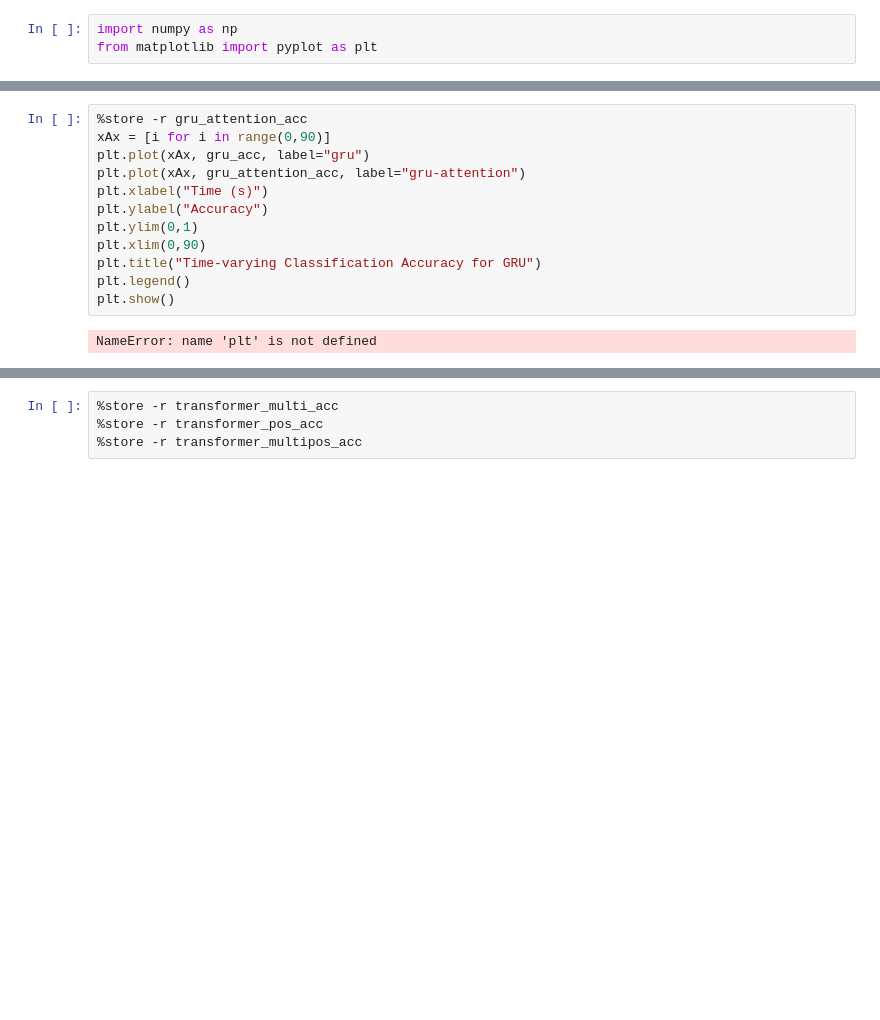
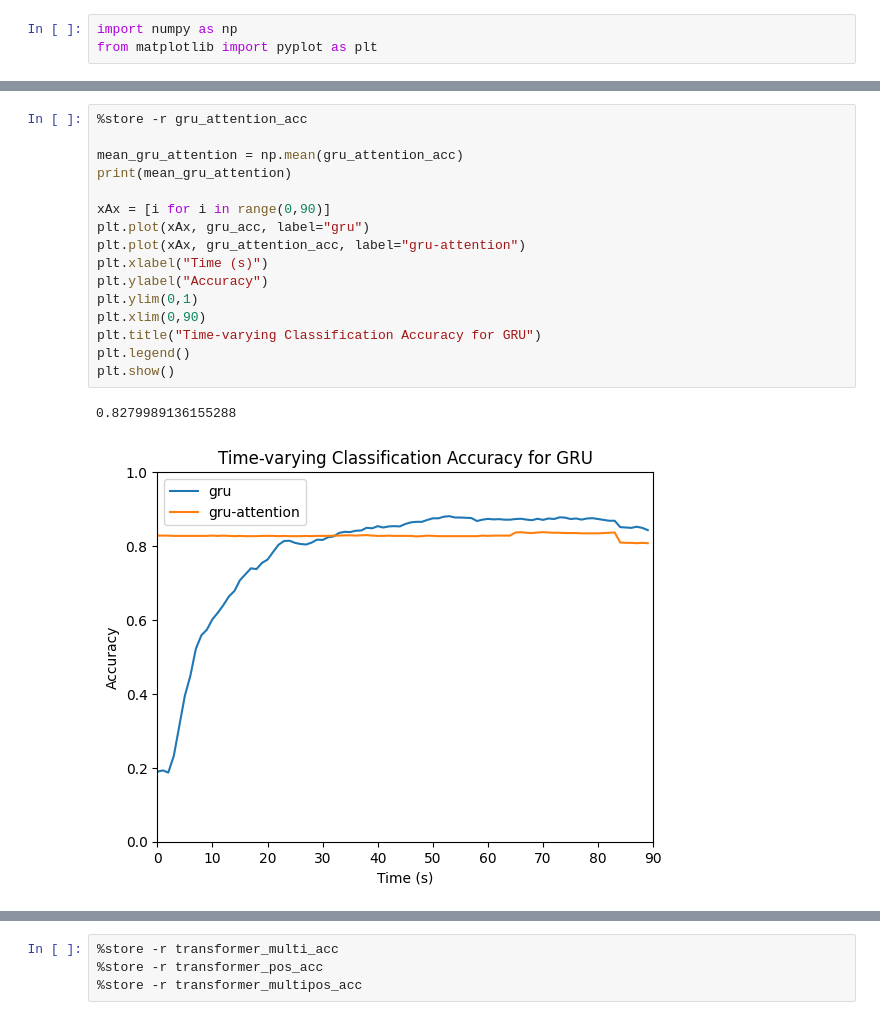
Before and after one commit to axgu/srp-lab-notebook, a Jupyter notebook: hcp_data/figures.ipynb, the cells around one changed output, grey strips where cells are left out. Cells and saved outputs as stored; diff of their text form; blank space fills up the shorter version.

```diff
--- a/hcp_data/figures.ipynb
+++ b/hcp_data/figures.ipynb
@@ -28,16 +44,21 @@ plt.show()
 # %%
 %store -r gru_attention_acc
+
+mean_gru_attention = np.mean(gru_attention_acc)
+print(mean_gru_attention)
+
 xAx = [i for i in range(0,90)]
 plt.plot(xAx, gru_acc, label="gru")
 plt.plot(xAx, gru_attention_acc, label="gru-attention")
 plt.xlabel("Time (s)")
 plt.ylabel("Accuracy")
 plt.ylim(0,1)
 plt.xlim(0,90)
 plt.title("Time-varying Classification Accuracy for GRU")
 plt.legend()
 plt.show()
 # %% [output]
-NameError: name 'plt' is not defined
+0.8279989136155288
+[figure, added]
 # %%
 %store -r ff_attention_acc
```
Also changed, not shown: parts of 13 cells of this notebook, 14 other files.
